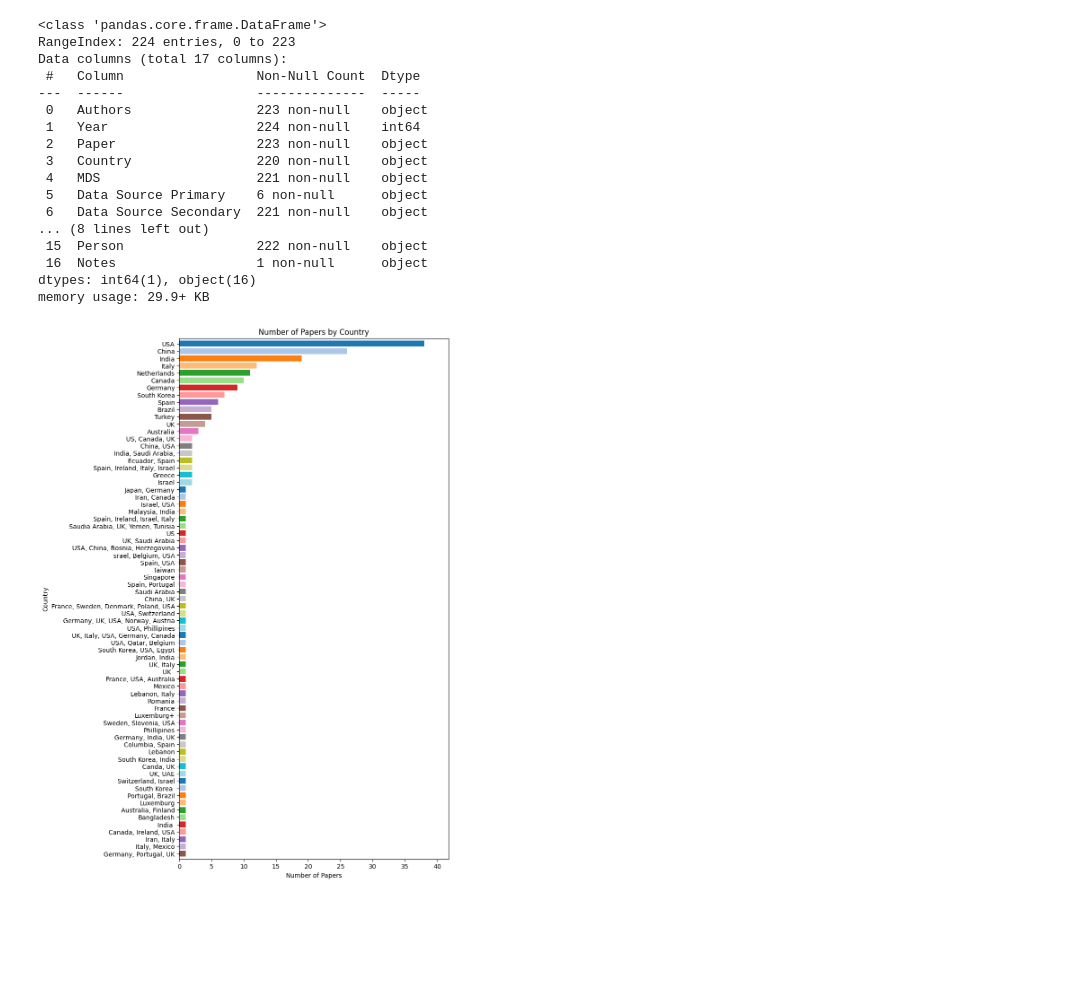
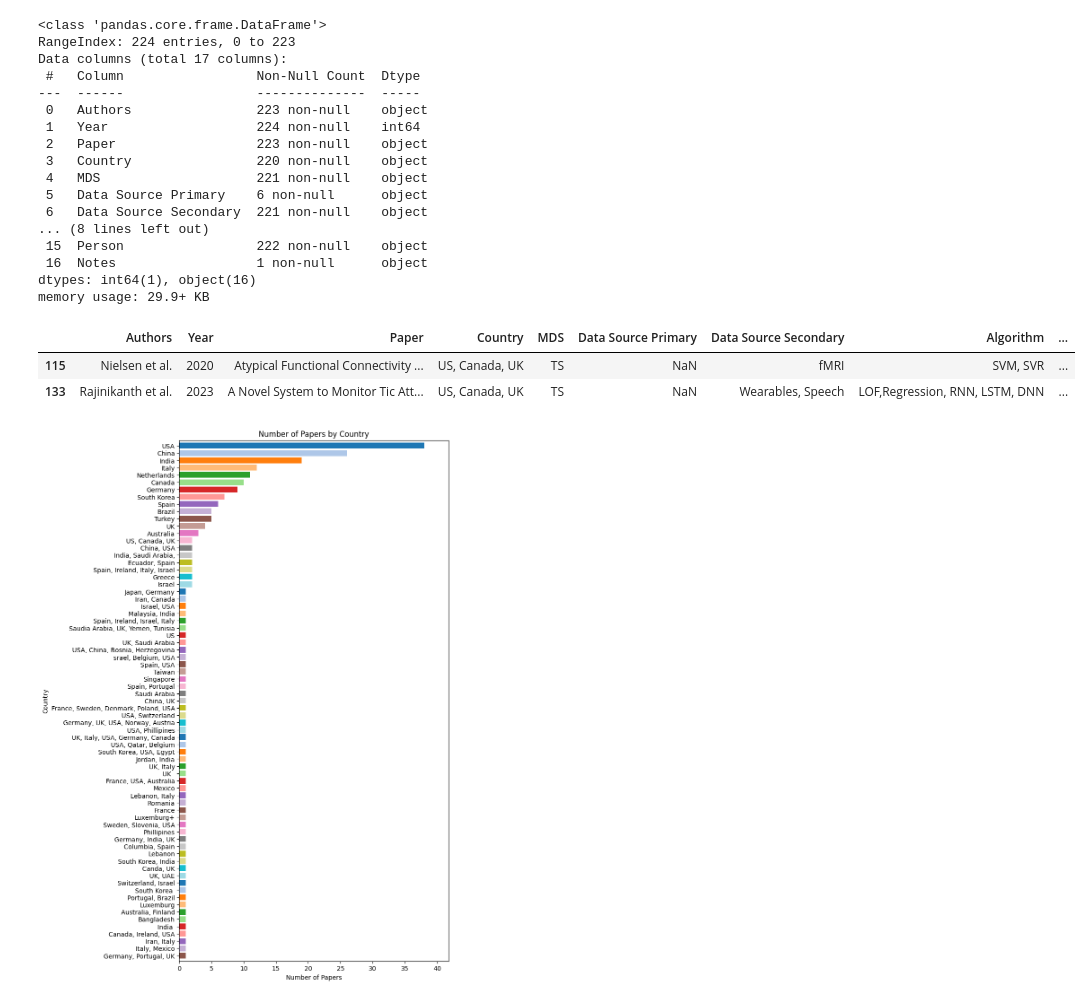
Before and after one commit to rdiazrincon/ai_mds, a Jupyter notebook: ai_mds.ipynb, the cells around one changed output. Cells and saved outputs as stored; diff of their text form; code cells hidden in the pictures; blank space fills up the shorter version.

```diff
--- a/ai_mds.ipynb
+++ b/ai_mds.ipynb
@@ -37,6 +37,12 @@ Data columns (total 17 columns):
  16  Notes                  1 non-null      object
 dtypes: int64(1), object(16)
 memory usage: 29.9+ KB
+# %%
+df[df['Country'] == 'US, Canada, UK']
+# %% [output]
+|  | Authors | Year | Paper | Country | MDS | Data Source Primary | Data Source Secondary | Algorithm | ... |
+| 115 | Nielsen et al. | 2020 | Atypical Functional Connectivity ... | US, Canada, UK | TS | NaN | fMRI | SVM, SVR | ... |
+| 133 | Rajinikanth et al. | 2023 | A Novel System to Monitor Tic Att... | US, Canada, UK | TS | NaN | Wearables, Speech | LOF,Regression, RNN, LSTM, DNN | ... |
 # %%
 # Plot the horizontal bar graph with spacing between bars
 country_counts = df['Country'].value_counts()
```
Also changed, not shown: parts of 1 cell of this notebook.
